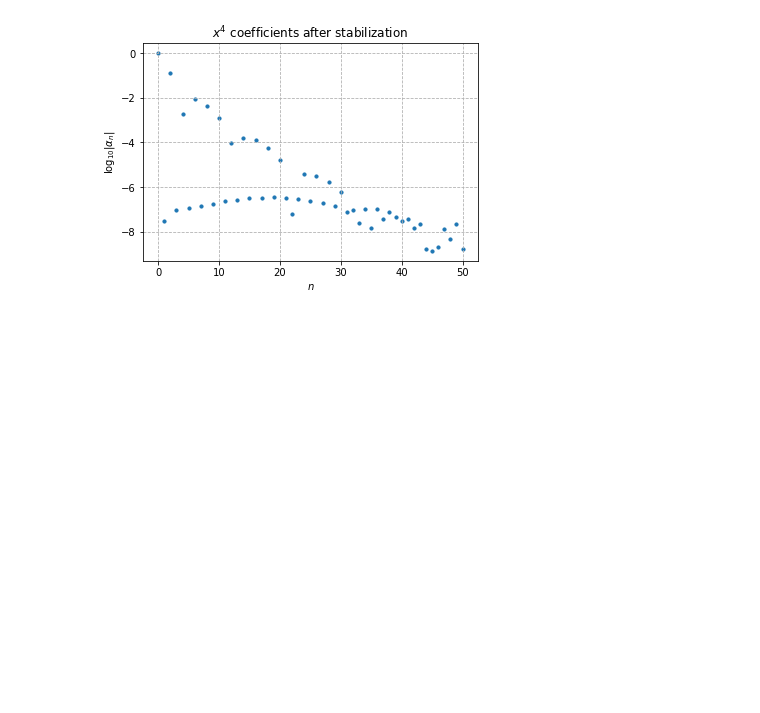
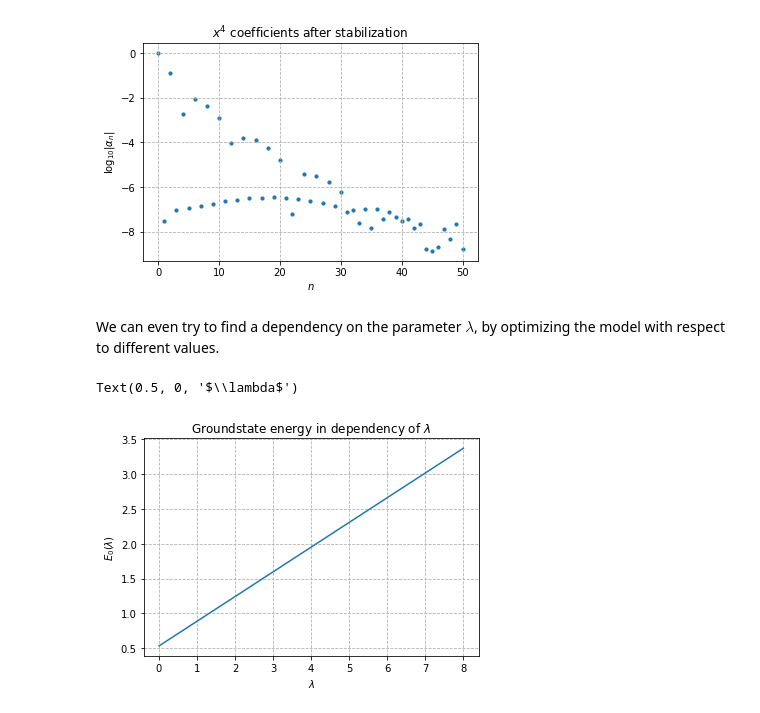
Before and after one commit to snmendoza01/Physics-Simulations, a Jupyter notebook: x4-perturbation/x4-approximation.ipynb, the cells around one changed output. Saved outputs shown, nothing was run; the diff lists cells and outputs as text; code cells hidden in the pictures; blank space fills up the shorter version.

Commit message:
added dependency on lambda

```diff
--- a/x4-perturbation/x4-approximation.ipynb
+++ b/x4-perturbation/x4-approximation.ipynb
@@ -156,3 +156,23 @@ tensor([ 6.0302e-01+7.8770e-01j,  2.4342e-08-1.6742e-08j,
         -3.0346e-09-3.8600e-09j,  1.7794e-08-1.2234e-08j,
          9.8212e-10+1.4139e-09j], grad_fn=<DivBackward0>)
 [figure]
+# %% [markdown]
+We can even try to find a dependency on the parameter $\lambda$, by optimizing the model with respect to different values.
+# %%
+num_lmbdas = 24
+hyperparams['epochs'] = 15000
+energies = torch.zeros(num_lmbdas)
+lmbdas = torch.linspace(0, 8, num_lmbdas)
+for idx, lmbda in enumerate(lmbdas):
+    hyperparams['lmbda'] = lmbda
+    alpha = torch.rand(N+1, dtype=torch.cfloat, requires_grad=True)
+    loss_info = optimize(alpha, x, H_osc, **hyperparams).detach()
+    energies[idx] = loss_info[-1, 1]
+plt.plot(lmbdas, energies)
+plt.grid(ls='--')
+plt.title(r'Groundstate energy in dependency of $\lambda$')
+plt.ylabel(r'$E_0(\lambda)$')
+plt.xlabel(r'$\lambda$')
+# %% [output]
+Text(0.5, 0, '$\\lambda$')
+[figure, added]
```
